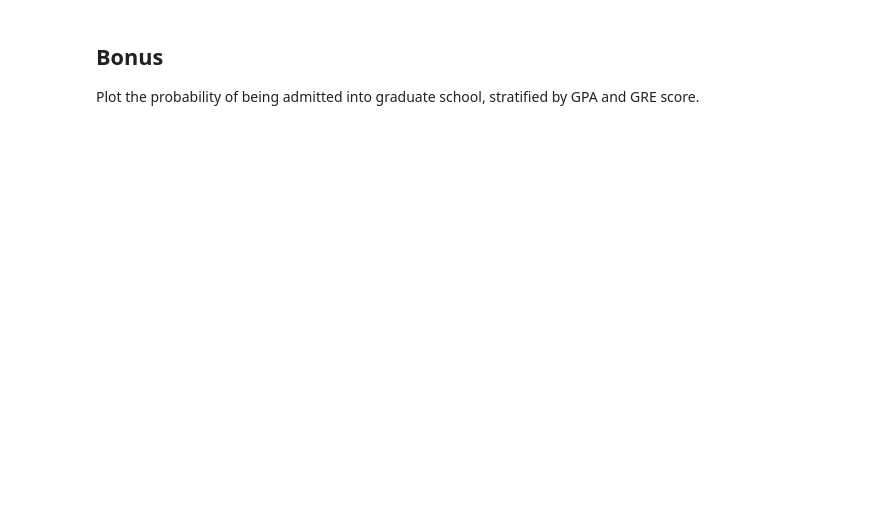
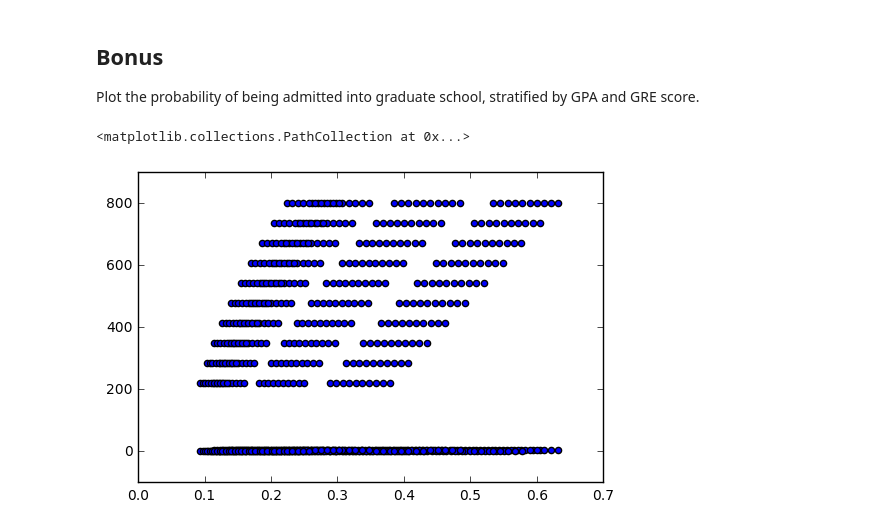
Before and after one commit to jmcelderry/jmcelderry, a Jupyter notebook: projects/unit-projects/project-3/starter-code/project3-starter.ipynb, the cells around one changed output. Saved outputs shown, nothing was run; the diff lists cells and outputs as text; code cells hidden in the pictures; blank space fills up the shorter version.

```diff
--- a/projects/unit-projects/project-3/starter-code/project3-starter.ipynb
+++ b/projects/unit-projects/project-3/starter-code/project3-starter.ipynb
@@ -520,3 +593,9 @@ Answer: Not able to interpret the findings because of the above error.
 ## Bonus
 
 Plot the probability of being admitted into graduate school, stratified by GPA and GRE score.
+# %%
+plt.scatter(combos.probability_1,combos.gre)
+plt.scatter(combos.probability_1,combos.gpa)
+# %% [output]
+<matplotlib.collections.PathCollection at 0x...>
+[figure, added]
```
Also changed, not shown: parts of 35 cells of this notebook, 1 other file.
